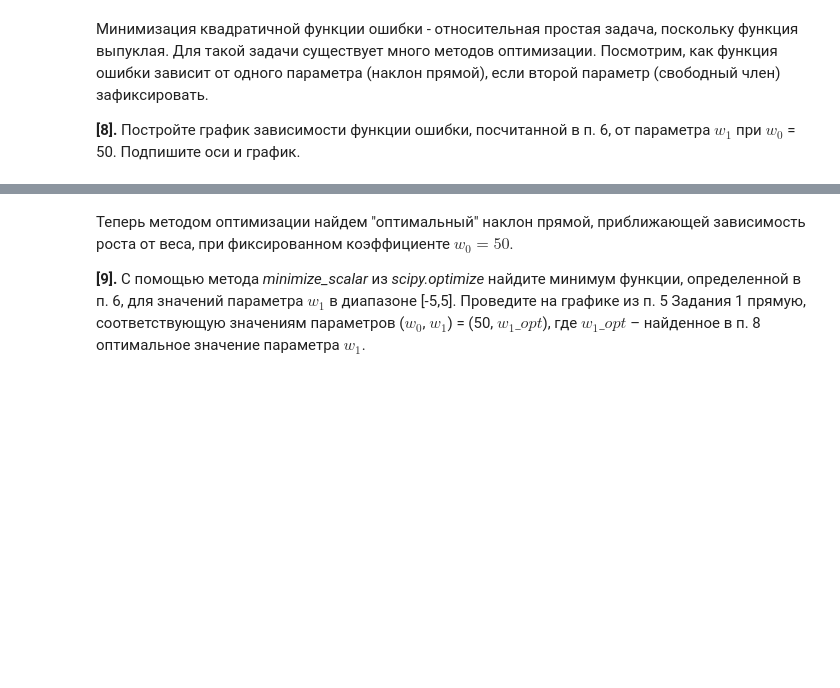
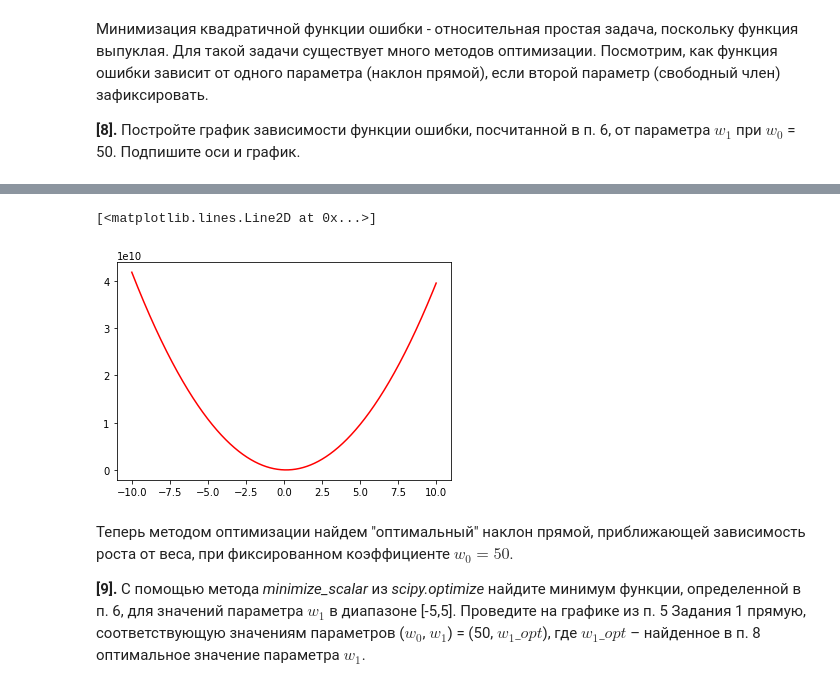
Before and after one commit to Oleksandra28/ML-MIPT, a Jupyter notebook: C2-SupervisedMachineLearning/peer_review_linreg_height_weight.ipynb, the cells around one changed output, grey strips where cells are left out. Saved outputs shown, nothing was run; the diff lists cells and outputs as text; code cells hidden in the pictures; blank space fills up the shorter version.

```diff
--- a/C2-SupervisedMachineLearning/peer_review_linreg_height_weight.ipynb
+++ b/C2-SupervisedMachineLearning/peer_review_linreg_height_weight.ipynb
@@ -135,4 +138,7 @@ $$error(w_0, w_1) = \sum_{i=1}^n {(y_i - (w_0 + w_1 * x_i))}^2 $$
 # %%
-def error(w0, w1, x, y_true):
-        y_pred = w0 + w1*x
-        return (y_true - y_pred)**2
+def error(w0, w1, x, y_true, should_sum=False):
+    y_pred = linear_func(w0, w1, x)
+    result = (y_true - y_pred)**2
+    if should_sum:
+        result = result.sum()
+    return result
@@ -208 +196,3 @@ Text(0.5, 1.0, 'зависимость функции ошибки от w1')
 [figure]
+# %%
+errors = [error(w0, w1, data.Weight.values, data.Height.values, True) for w1 in w1_arr]
@@ -209,3 +219,9 @@ Text(0.5, 1.0, 'зависимость функции ошибки от w1')
+# %%
+fig, ax = plt.subplots()
+ax.plot(w1_arr, errors, color='red')
+# %% [output]
+[<matplotlib.lines.Line2D at 0x...>]
+[figure, added]
 # %% [markdown]
 Теперь методом оптимизации найдем "оптимальный" наклон прямой, приближающей зависимость роста от веса, при фиксированном коэффициенте $w_0 = 50$.
 
```
Also changed, not shown: parts of 19 cells of this notebook.
